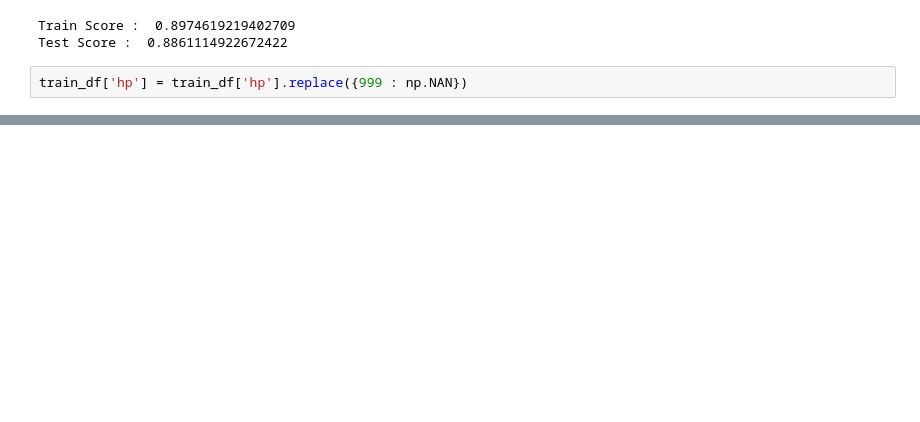
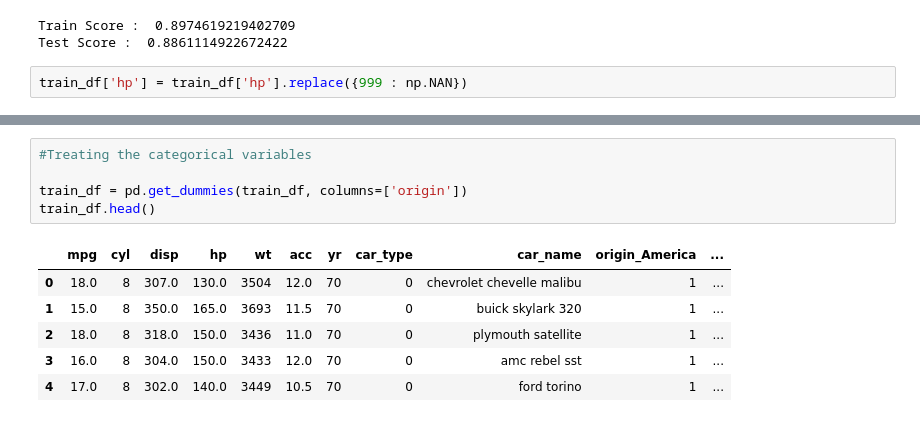
Before and after one commit to suren2k17/machine-learning-pocs, a Jupyter notebook: CaseStudies/CarMPG/LinearRegression_MPGPrediction.ipynb, the cells around one changed output, grey strips where cells are left out. Saved outputs shown, nothing was run; the diff lists cells and outputs as text; blank space fills up the shorter version.

```diff
--- a/CaseStudies/CarMPG/LinearRegression_MPGPrediction.ipynb
+++ b/CaseStudies/CarMPG/LinearRegression_MPGPrediction.ipynb
@@ -401,0 +408,12 @@ train_df.query('hp == 999')
+# %%
+#Treating the categorical variables
+
+train_df = pd.get_dummies(train_df, columns=['origin'])
+train_df.head()
+# %% [output]
+|  | mpg | cyl | disp | hp | wt | acc | yr | car_type | car_name | origin_America | ... |
+| 0 | 18.0 | 8 | 307.0 | 130.0 | 3504 | 12.0 | 70 | 0 | chevrolet chevelle malibu | 1 | ... |
+| 1 | 15.0 | 8 | 350.0 | 165.0 | 3693 | 11.5 | 70 | 0 | buick skylark 320 | 1 | ... |
+| 2 | 18.0 | 8 | 318.0 | 150.0 | 3436 | 11.0 | 70 | 0 | plymouth satellite | 1 | ... |
+| 3 | 16.0 | 8 | 304.0 | 150.0 | 3433 | 12.0 | 70 | 0 | amc rebel sst | 1 | ... |
+| 4 | 17.0 | 8 | 302.0 | 140.0 | 3449 | 10.5 | 70 | 0 | ford torino | 1 | ... |
```
Also changed, not shown: parts of 26 cells of this notebook.
